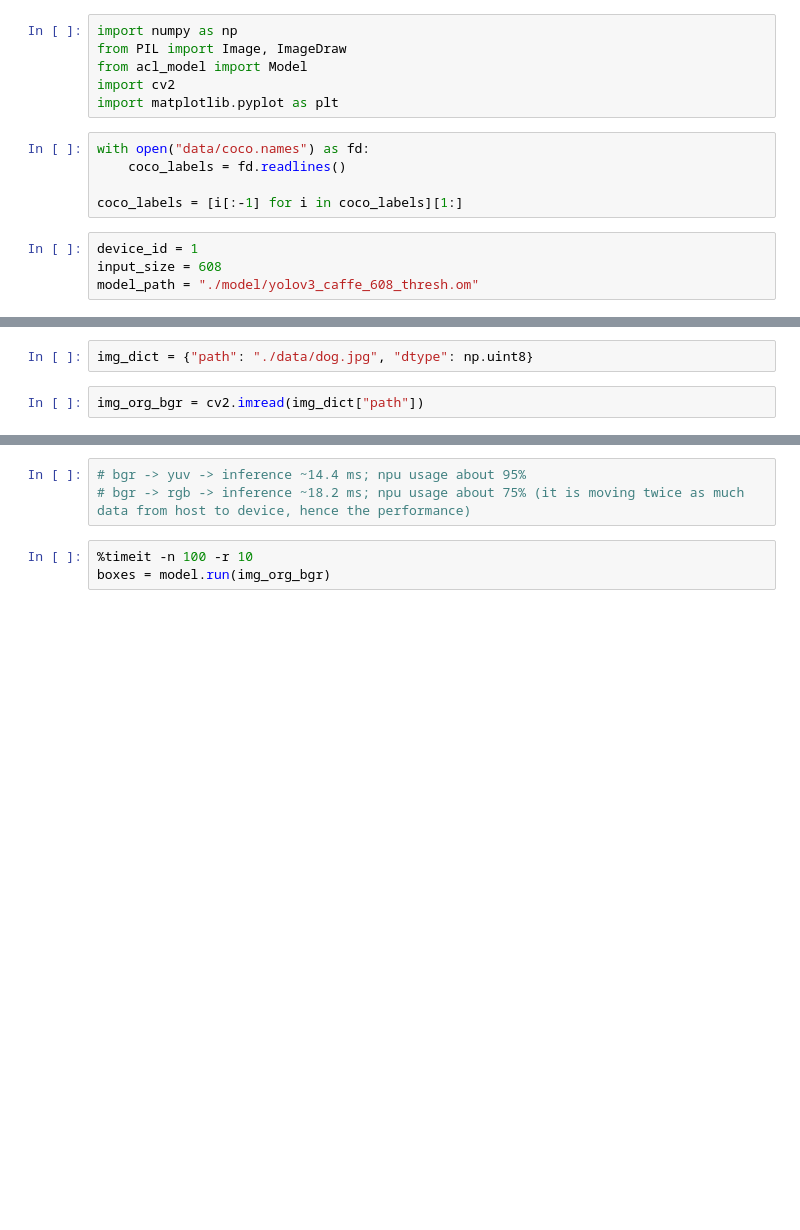
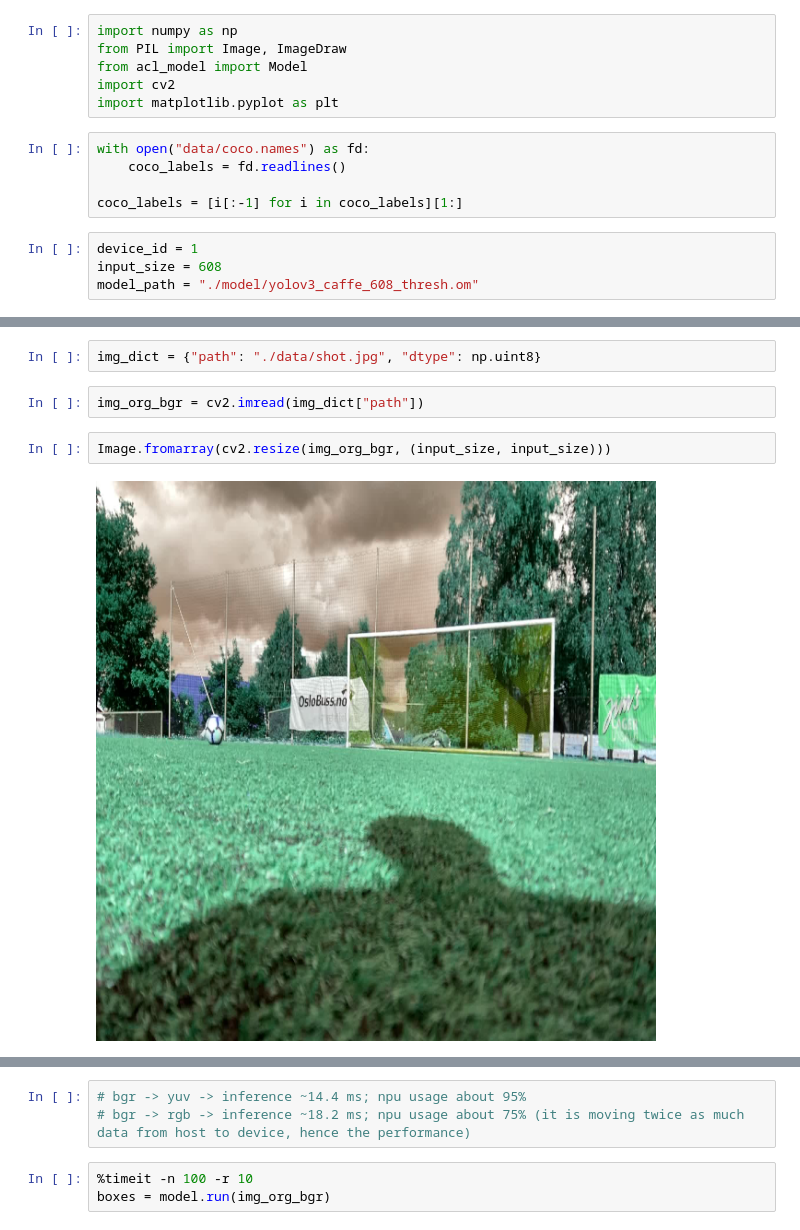
Before and after one commit to ktuna26/PyACL-Samples, a Jupyter notebook: acl_yolov3/caffe_yolov3_without_dvpp.ipynb, the cells around one changed output, grey strips where cells are left out. Drawn from its saved outputs; the diff is of its cells as text; blank space fills up the shorter version.

```diff
--- a/acl_yolov3/caffe_yolov3_without_dvpp.ipynb
+++ b/acl_yolov3/caffe_yolov3_without_dvpp.ipynb
@@ -36,4 +36,8 @@ model input datatype 0
 # %%
-img_dict = {"path": "./data/dog.jpg", "dtype": np.uint8}
+img_dict = {"path": "./data/shot.jpg", "dtype": np.uint8}
 # %%
 img_org_bgr = cv2.imread(img_dict["path"])
+# %%
+Image.fromarray(cv2.resize(img_org_bgr, (input_size, input_size)))
+# %% [output]
+[figure, added]
```
Also changed, not shown: parts of 5 cells of this notebook, 34 other files.
